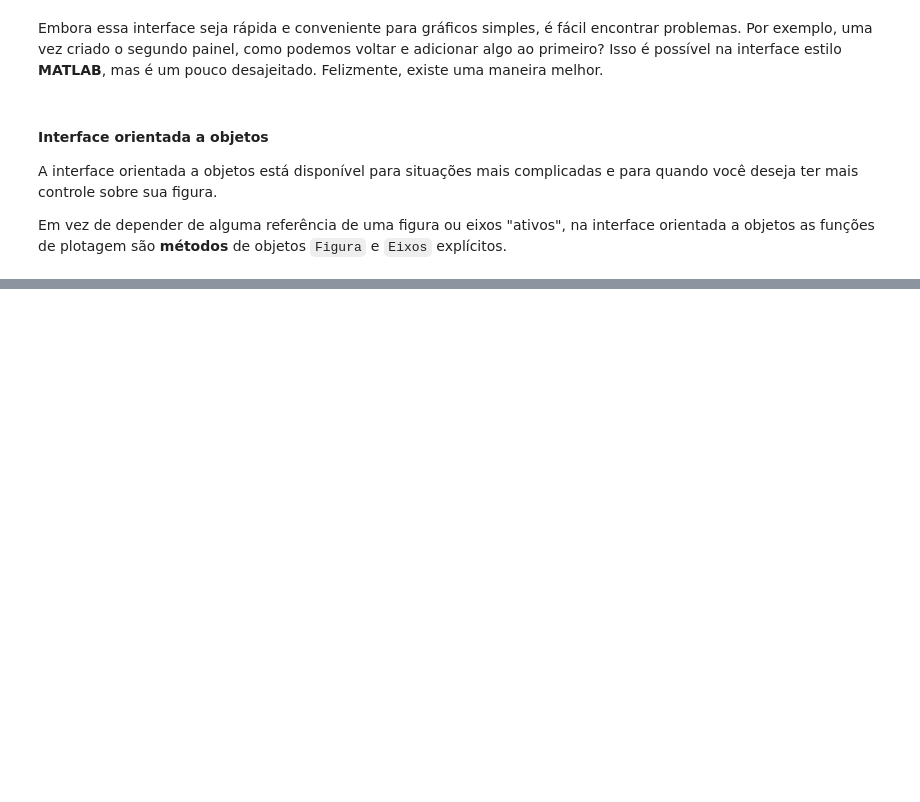
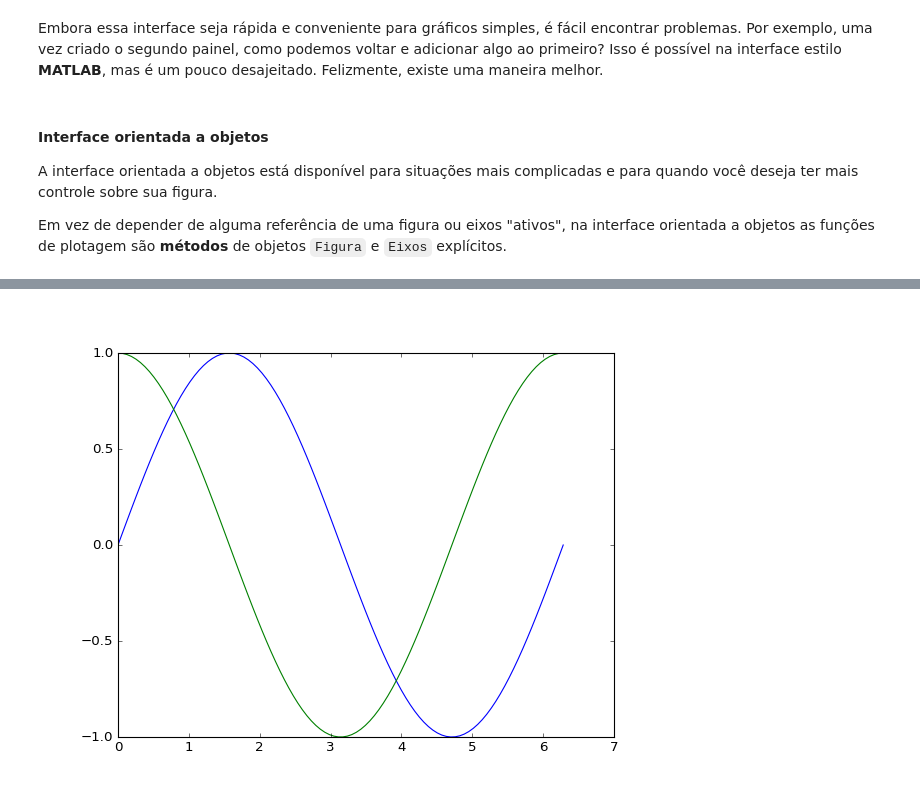
Before and after one commit to etvorellana/ResTIC18_PythonBasico, a Jupyter notebook: Notebooks/Aula_VDados.ipynb, the cells around one changed output, grey strips where cells are left out. Cells and saved outputs as stored; diff of their text form; code cells hidden in the pictures; blank space fills up the shorter version.

```diff
--- a/Notebooks/Aula_VDados.ipynb
+++ b/Notebooks/Aula_VDados.ipynb
@@ -373,0 +416,6 @@ ax[1,1].plot(QA_x4_pred, QA_y4_pred, '-', label='QA4_model')
+# %%
+plt.figure()
+plt.plot(x, np.sin(x))
+plt.plot(x, np.cos(x));
+# %% [output]
+[figure, added]
```
Also changed, not shown: parts of 16 cells of this notebook.
